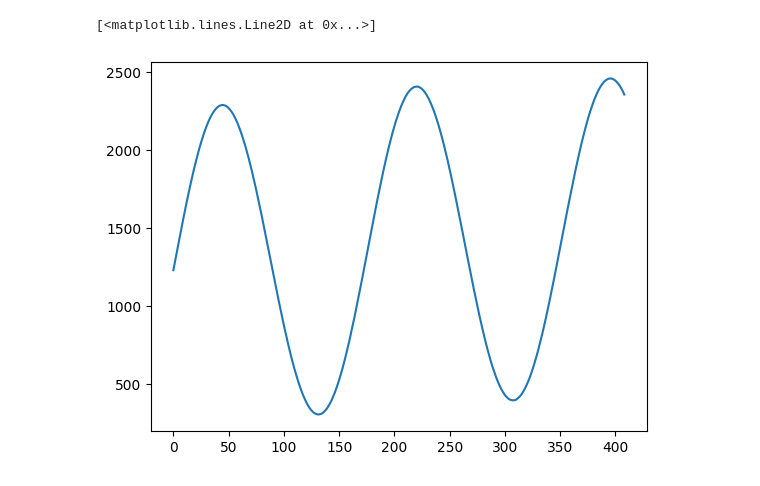
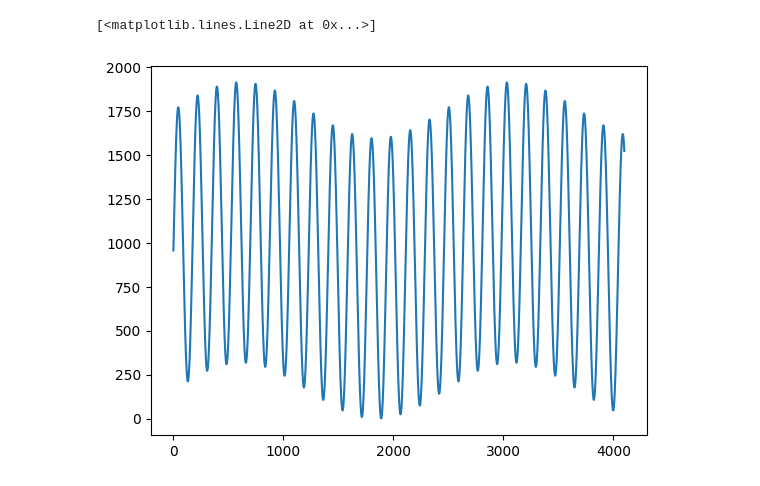
Before and after one commit to zaidpitafi/heartsim, a Jupyter notebook: z.ipynb, the cells around one changed output. Drawn from its saved outputs; the diff is of its cells as text; code cells hidden in the pictures.

```diff
--- a/z.ipynb
+++ b/z.ipynb
@@ -195,14 +62,15 @@ def send_vital_result(group, mac,timestamp, hr, rr, bph, bpl, movement, occupanc
 # %%
-def sine_gen_with_rr (amp, samples, hb, freq, rr):
-    freq_hr = freq       # Frequency in Hz
+def sine_gen_with_rr (amp, samples, duration, hr, rr):
+    freq_hr = hr/60       # Frequency in Hz
     freq_rr = rr/60
     hr_amp = amp       # Amplitude of the sine wave
     rr_amp = 0.2*hr_amp
     sampling_rate = samples # Sampling rate in Hz
-    duration = 1        # Duration in seconds
+    duration = duration        # Duration in seconds
 
     # Generate the time axis
     t = np.linspace(0, duration, int(sampling_rate * duration), endpoint=False)
+
 
     # Generate the sine wave
     rr_wave = rr_amp + (rr_amp*np.sin(2 * np.pi * freq_rr * t))
@@ -217,5 +81,6 @@ k = [1228, 1266, 1303, 1340, 1377, 1414, 1451, 1487, 1524, 1559, 1595, 1629, 166
-# %%
-plt.plot(k)
-# %% [output]
-[<matplotlib.lines.Line2D at 0x...>]
-[figure, removed]
+# %%
+a = sine_gen_with_rr(798, 410, 10, 140, 10)
+plt.plot(a)
+# %% [output]
+[<matplotlib.lines.Line2D at 0x...>]
+[figure, added]
```
Also changed, not shown: parts of 28 cells of this notebook, 3 other files.
